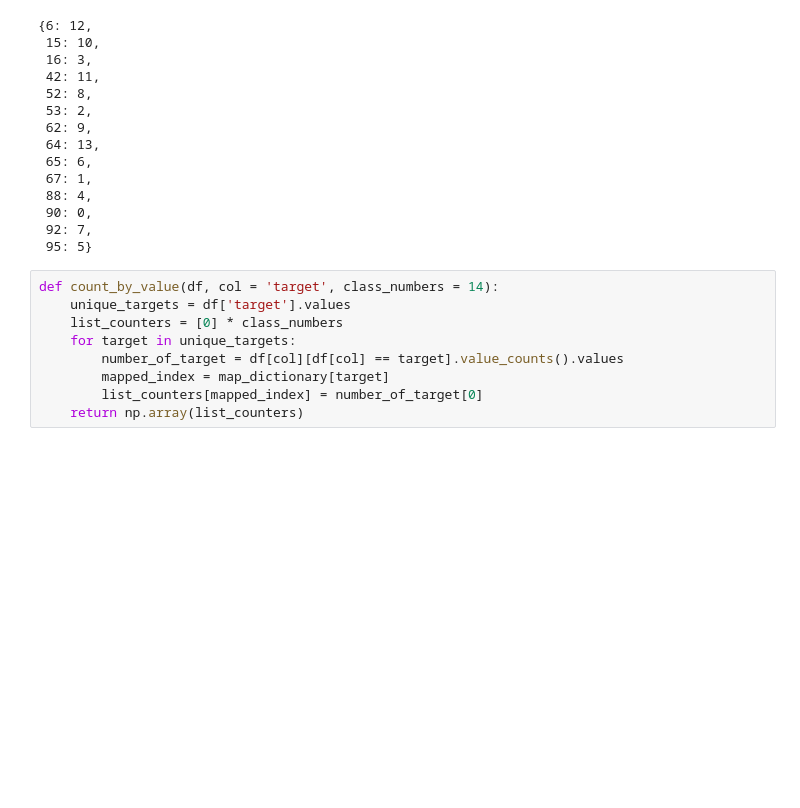
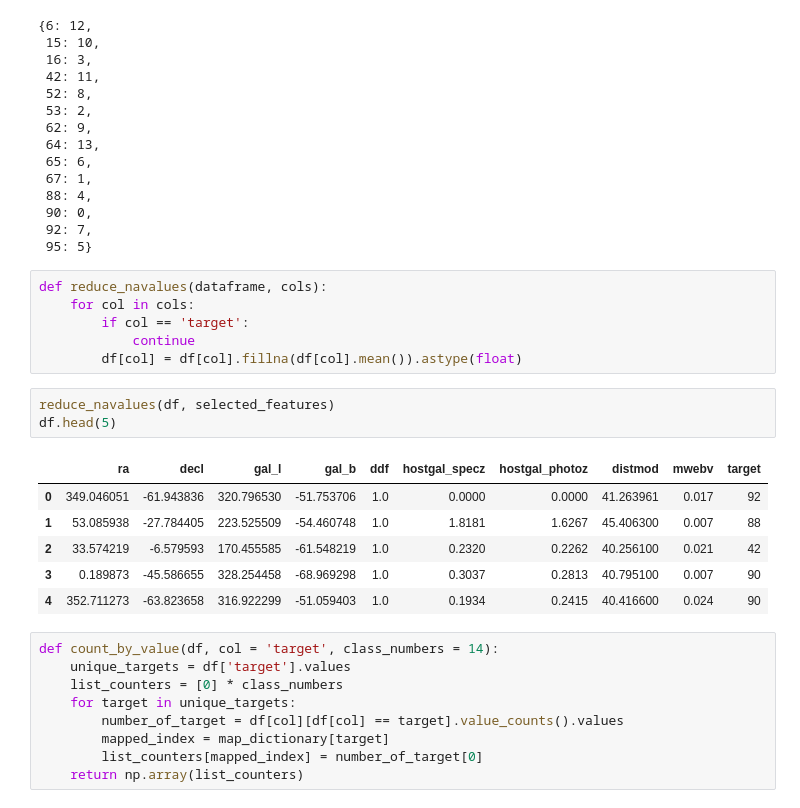
Before and after one commit to lukasy09/KernelDatabase.py, a Jupyter notebook: TheSenseOfTheUniverse/astronomical_research.ipynb, the cells around one changed output. Saved outputs shown, nothing was run; the diff lists cells and outputs as text; blank space fills up the shorter version.

```diff
--- a/TheSenseOfTheUniverse/astronomical_research.ipynb
+++ b/TheSenseOfTheUniverse/astronomical_research.ipynb
@@ -40,6 +44,22 @@ map_dictionary
  90: 0,
  92: 7,
  95: 5}
+# %%
+def reduce_navalues(dataframe, cols):
+    for col in cols:
+        if col == 'target':
+            continue
+        df[col] = df[col].fillna(df[col].mean()).astype(float)
+# %%
+reduce_navalues(df, selected_features)
+df.head(5)
+# %% [output]
+|  | ra | decl | gal_l | gal_b | ddf | hostgal_specz | hostgal_photoz | distmod | mwebv | target |
+| 0 | 349.046051 | -61.943836 | 320.796530 | -51.753706 | 1.0 | 0.0000 | 0.0000 | 41.263961 | 0.017 | 92 |
+| 1 | 53.085938 | -27.784405 | 223.525509 | -54.460748 | 1.0 | 1.8181 | 1.6267 | 45.406300 | 0.007 | 88 |
+| 2 | 33.574219 | -6.579593 | 170.455585 | -61.548219 | 1.0 | 0.2320 | 0.2262 | 40.256100 | 0.021 | 42 |
+| 3 | 0.189873 | -45.586655 | 328.254458 | -68.969298 | 1.0 | 0.3037 | 0.2813 | 40.795100 | 0.007 | 90 |
+| 4 | 352.711273 | -63.823658 | 316.922299 | -51.059403 | 1.0 | 0.1934 | 0.2415 | 40.416600 | 0.024 | 90 |
 # %%
 def count_by_value(df, col = 'target', class_numbers = 14):
     unique_targets = df['target'].values
```
Also changed, not shown: parts of 10 cells of this notebook.
